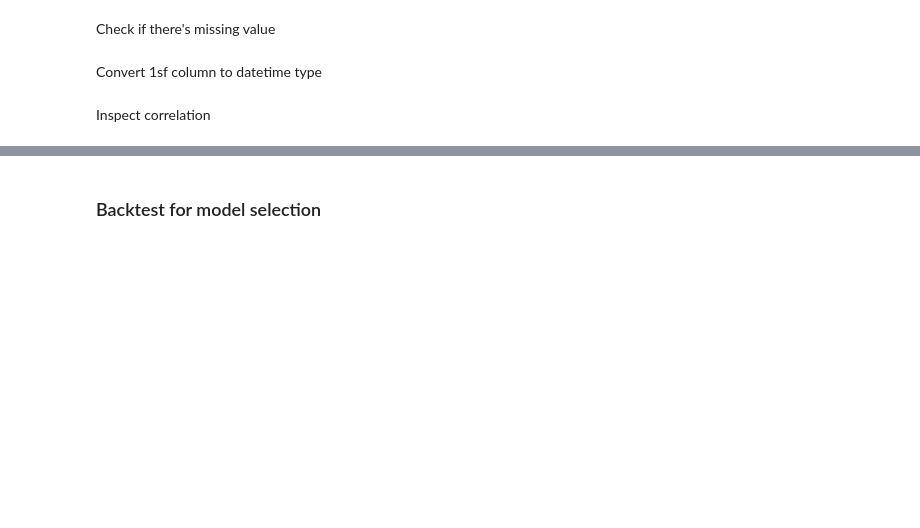
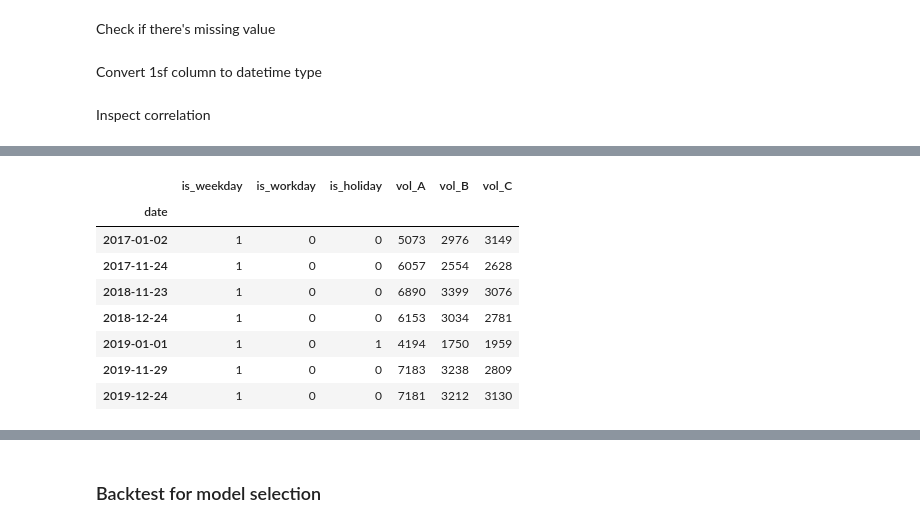
Before and after one commit to empyriumz/CoverMyMeds_TimeSeries, a Jupyter notebook: development.ipynb, the cells around one changed output, grey strips where cells are left out. Cells and saved outputs as stored; diff of their text form; code cells hidden in the pictures; blank space fills up the shorter version.

```diff
--- a/development.ipynb
+++ b/development.ipynb
@@ -127,0 +156,16 @@ model.error_rate[-len(model.test):].mean()
+# %%
+col = 'vol_C'
+non_work = df_new[col][(df_new['is_workday']==False)]
+too_much = df_new.loc[(df_new[col] > (non_work.mean()+1.96*non_work.std())) & (df_new['is_workday'] == False)]
+# %%
+too_much
+# %% [output]
+|  | is_weekday | is_workday | is_holiday | vol_A | vol_B | vol_C |
+| date |  |  |  |  |  |  |
+| 2017-01-02 | 1 | 0 | 0 | 5073 | 2976 | 3149 |
+| 2017-11-24 | 1 | 0 | 0 | 6057 | 2554 | 2628 |
+| 2018-11-23 | 1 | 0 | 0 | 6890 | 3399 | 3076 |
+| 2018-12-24 | 1 | 0 | 0 | 6153 | 3034 | 2781 |
+| 2019-01-01 | 1 | 0 | 1 | 4194 | 1750 | 1959 |
+| 2019-11-29 | 1 | 0 | 0 | 7183 | 3238 | 2809 |
+| 2019-12-24 | 1 | 0 | 0 | 7181 | 3212 | 3130 |
```
Also changed, not shown: parts of 33 cells of this notebook, 2 other files.
